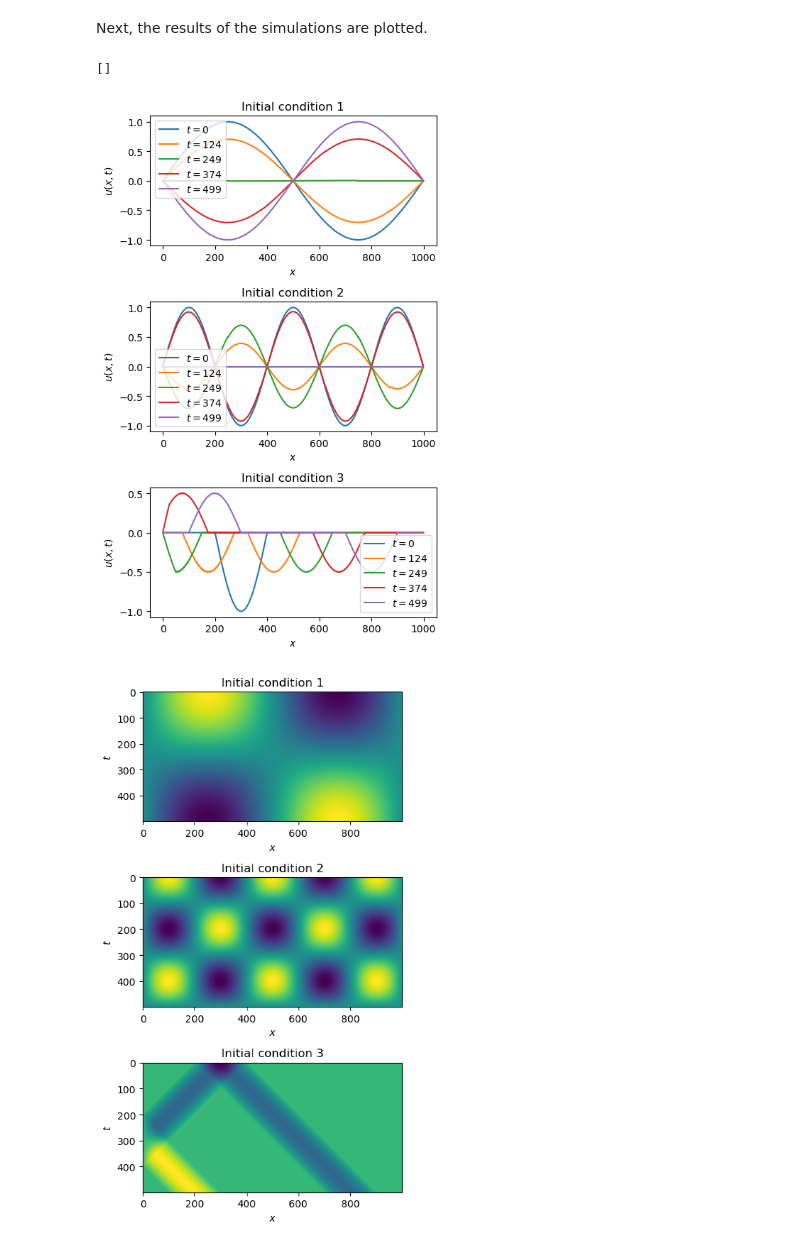
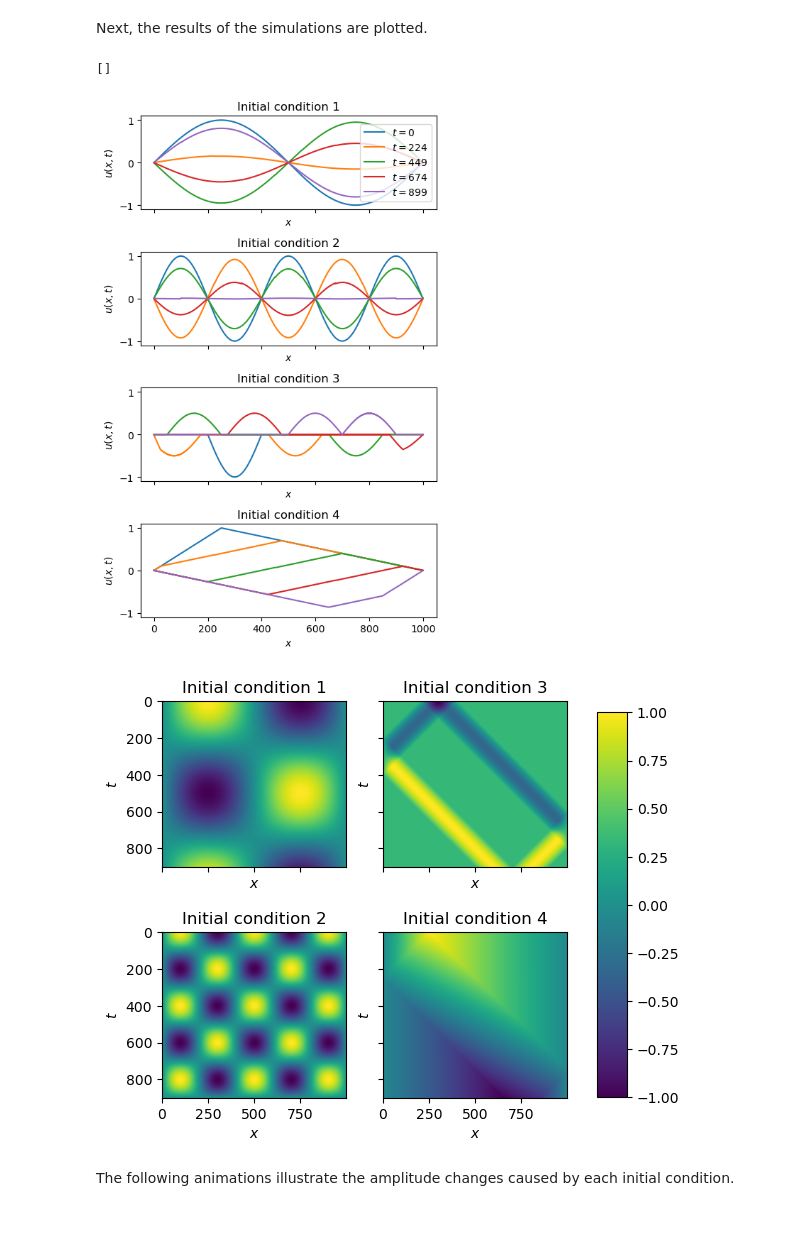
Before and after one commit to mboyan/scented-candles, a Jupyter notebook: Assignment Set 1/AssignmentSet1.ipynb, the cells around one changed output. Saved outputs shown, nothing was run; the diff lists cells and outputs as text; code cells hidden in the pictures.

```diff
--- a/Assignment Set 1/AssignmentSet1.ipynb
+++ b/Assignment Set 1/AssignmentSet1.ipynb
@@ -80,14 +83,15 @@ reload(pde)
 # %%
 # Simulation parameters
-t_max = 500
+t_max = 900
 N = 1000
 
 # Initial conditions
 x_samples = np.linspace(0, 1, N)
-init_cond = np.empty((3, N))
+init_cond = np.empty((4, N))
 init_cond[0] = np.sin(2*np.pi*x_samples)
 init_cond[1] = np.sin(5*np.pi*x_samples)
 init_cond[2] = np.where((x_samples > 0.2) & (x_samples < 0.4), init_cond[1], 0)
+init_cond[3] = np.where(x_samples < 0.25, x_samples*4, 1 - (4*x_samples-1)/3)
 
 # Run simulations
 u_evolutions = np.empty((init_cond.shape[0], t_max, init_cond.shape[1]))
@@ -98,38 +102,43 @@ Next, the results of the simulations are plotted.
 # %%
 # Determine moments to plot
 n_frames = 5
 t_plot = np.linspace(0, t_max-1, n_frames, dtype=int)
 
-fig, axs = plt.subplots(init_cond.shape[0], 1)
+fig, axs = plt.subplots(init_cond.shape[0], 1, sharex=True, sharey=True)
 fig.set_size_inches(5, 8)
 
 # Plot amplitudes for different moments in time
 for i, u in enumerate(u_evolutions):
     for t in t_plot:
         axs[i].plot(u[t], label=f'$t={t}$')
     axs[i].set_xlabel('$x$')
     axs[i].set_ylabel('$u(x,t)$')
     axs[i].set_title(f'Initial condition {i+1}')
-    axs[i].legend()
+    if i == 0: axs[i].legend()
 
 plt.tight_layout()
 plt.plot()
 
 # Plot amplitude evolutions
-fig, axs = plt.subplots(init_cond.shape[0], 1)
-fig.set_size_inches(5, 8)
+fig, axs = plt.subplots(2, 2, sharex=True, sharey=True)
+fig.set_size_inches(6, 5.5)
+im = []
 
 for i, u in enumerate(u_evolutions):
-    axs[i].imshow(u)
-    axs[i].set_xlabel('$x$')
-    axs[i].set_ylabel('$t$')
-    axs[i].set_title(f'Initial condition {i+1}')
+    im.append(axs[i%2, int(np.floor(i/2))].imshow(u))
+    axs[i%2, int(np.floor(i/2))].set_xlabel('$x$')
+    axs[i%2, int(np.floor(i/2))].set_ylabel('$t$')
+    axs[i%2, int(np.floor(i/2))].set_title(f'Initial condition {i+1}')
 
-    # Add color bar!
+fig.subplots_adjust(right=0.8)
+cbar_ax = fig.add_axes([0.85, 0.135, 0.05, 0.7])
+fig.colorbar(im[0], cax=cbar_ax)
 
-plt.tight_layout()
+# plt.tight_layout()
 plt.plot()
 # %% [output]
 []
-[figure, old version]
+[figure, new version]
-[figure, old version]
+[figure, new version]
+# %% [markdown]
+The following animations illustrate the amplitude changes caused by each initial condition.
```
Also changed, not shown: parts of 5 cells of this notebook, 1 other file.
